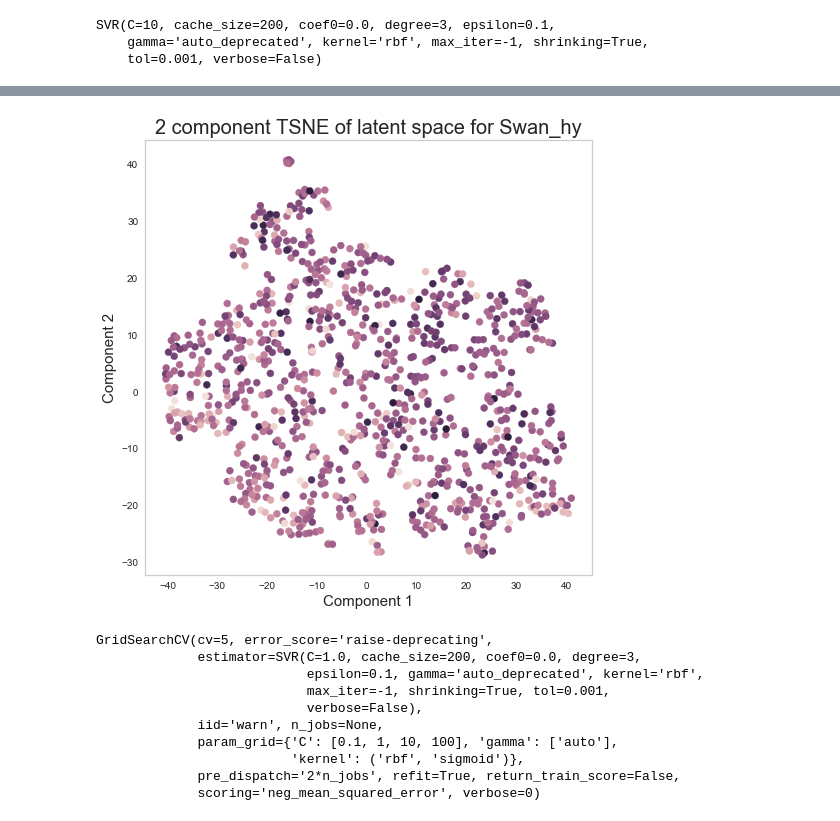
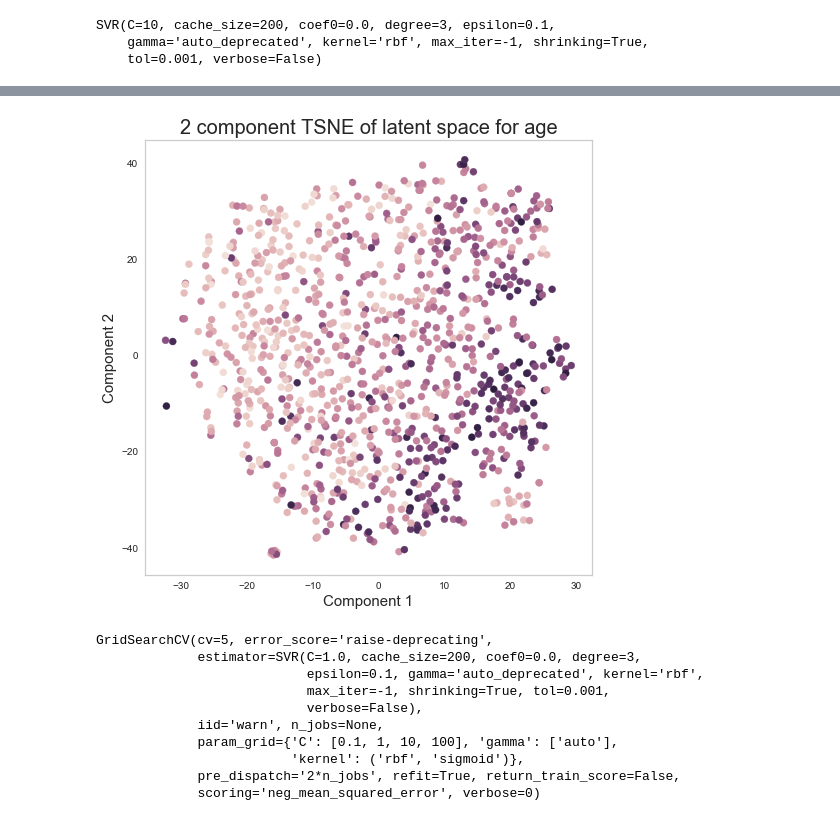
Before and after one commit to pauldelacour/data_sc_lab, a Jupyter notebook: task_02/swan_predictions/autoencoder.ipynb, the cells around one changed output, grey strips where cells are left out. Cells and saved outputs as stored; diff of their text form; code cells hidden in the pictures.

```diff
--- a/task_02/swan_predictions/autoencoder.ipynb
+++ b/task_02/swan_predictions/autoencoder.ipynb
@@ -159,7 +183,8 @@ from keras import layers
 latent_dim = 15
 
 inputs = keras.Input(shape=(len(x_train[0]),))
-h = layers.Dense(20, activation='relu')(inputs)
+h = layers.Dense(30, activation='relu')(inputs)
+#h = layers.Dense(30, activation='relu')(h1)
 z_mean = layers.Dense(latent_dim)(h)
 z_log_sigma = layers.Dense(latent_dim)(h)
 # %%
@@ -267,5 +377,5 @@ array([[ 2.9456346 , -1.0718926 ,  1.3948984 , ..., -0.02844605,
 # %%
-from yellowbrick.contrib import ScatterVisualizer
-visualizer = ScatterVisualizer(x="x", y="y")
-visualizer.fit(encoded_imgs[:, :2], y_train[:, 1].astype(int))
+from yellowbrick.text import TSNEVisualizer
+tsne = TSNEVisualizer(decompose=None)
+tsne.fit(encoded_imgs, y_train[:, 3].astype(int))
 # %% [output]
@@ -278,4 +389,0 @@ ScatterVisualizer(alpha=1.0,
-# %%
-from yellowbrick.text import TSNEVisualizer
-tsne = TSNEVisualizer(decompose=None)
-tsne.fit(encoded_imgs, y_train[:, 1].astype(int))
@@ -295,36 +390,36 @@ TSNEVisualizer(alpha=0.7,
 # %%
 from sklearn.manifold import TSNE
 import random
 import seaborn as sns
 
 X_r = TSNE(n_components=2).fit_transform(encoded_imgs)
-y = (y_train[:, 2] + 3.0)/6.0
+y = (y_train[:, 0] )/18.0
 
 df = pd.DataFrame(data = X_r,
                           columns = ['component 1' ,
                                     'component 2'])
 
 labels = pd.DataFrame(y)
 
 finalDf = pd.concat([df, labels] , axis=1)
 
 fig = plt.figure(figsize = (8,8))
 
 ax = fig.add_subplot(1,1,1)
 ax.set_xlabel('Component 1', fontsize = 15)
 ax.set_ylabel('Component 2', fontsize = 15)
-ax.set_title('2 component TSNE of latent space for Swan_hy', fontsize = 20)
+ax.set_title('2 component TSNE of latent space for age', fontsize = 20)
 
 
 cmap = sns.cubehelix_palette(light=.9, as_cmap=True)
 ax.scatter(df['component 1'], df['component 2'], c=y, s=50, cmap=cmap)
 #ax.legend(target_val)
 ax.grid()
 
-plt.savefig('plot_tnse_swan_hy.png')
+plt.savefig('plot_tnse_age_beta_vae.png')
 plt.show()
 # %% [output]
-[figure, old version]
+[figure, new version]
 # %%
 from sklearn import svm
 svr= svm.SVR()
```
Also changed, not shown: parts of 42 cells of this notebook, 8 other files.
